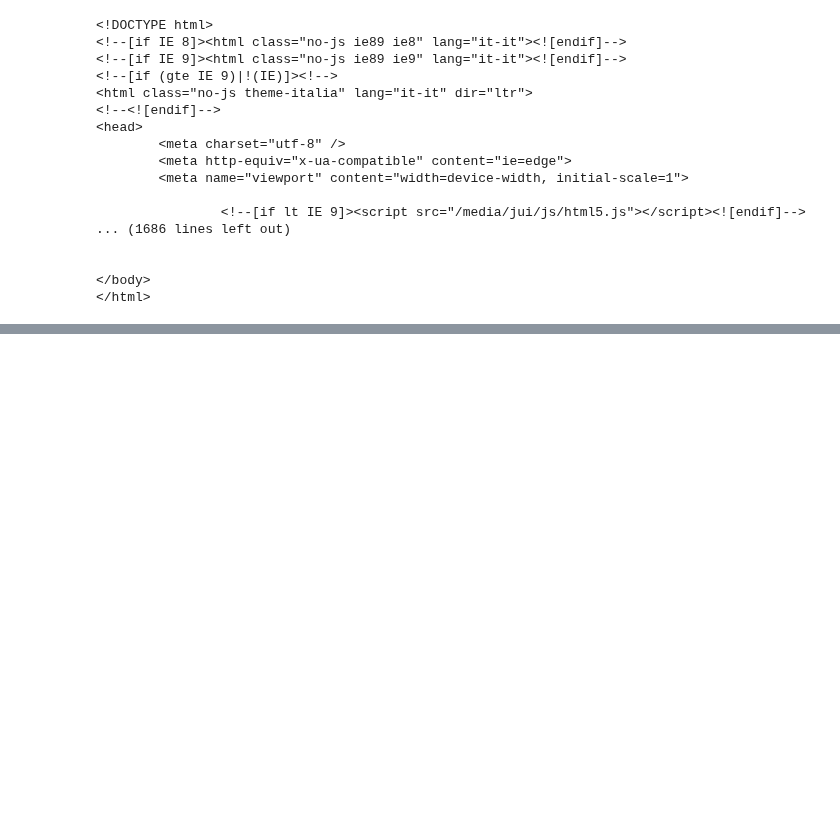
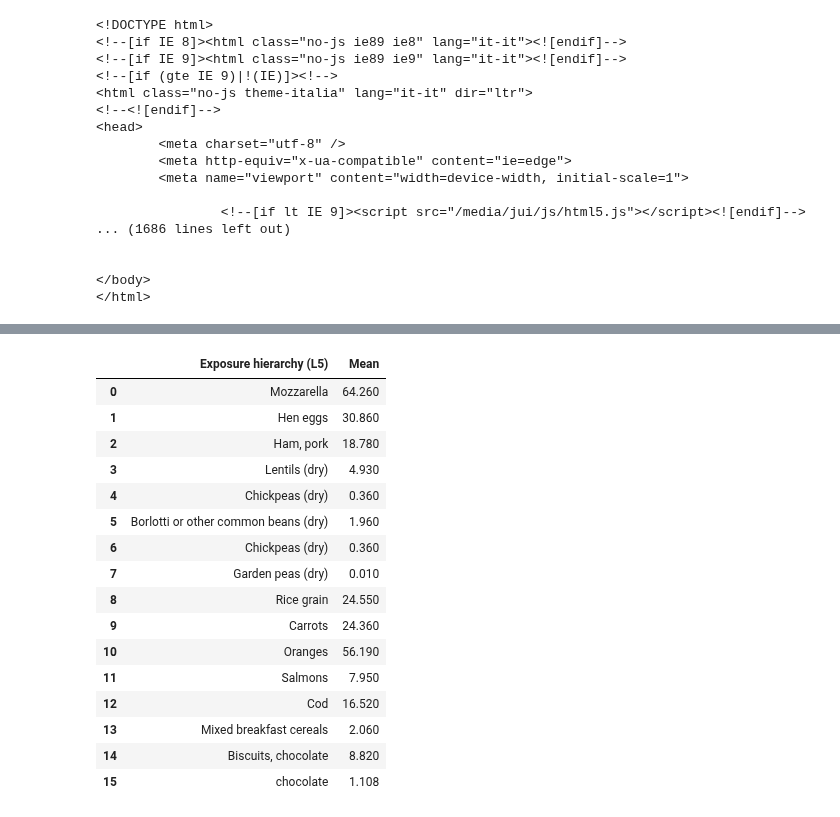
Before and after one commit to TCoaM/TrueCostOfAMeal, a Jupyter notebook: simo_data_integration_other_solution.ipynb, the cells around one changed output, grey strips where cells are left out. Saved outputs shown, nothing was run; the diff lists cells and outputs as text; code cells hidden in the pictures; blank space fills up the shorter version.

```diff
--- a/simo_data_integration_other_solution.ipynb
+++ b/simo_data_integration_other_solution.ipynb
@@ -975,0 +638,27 @@ plt.show()
+# %%
+# Remove rows containing "chocolate" but keep "Biscuits, chocolate"
+food_rows = food_rows[~(food_rows["Exposure hierarchy (L5)"].str.contains("chocolate", case=False, na=False) &
+                        ~food_rows["Exposure hierarchy (L5)"].str.contains("Biscuits, chocolate", case=False, na=False))]
+
+# Append the merged chocolate rows
+food_rows = pd.concat([food_rows, chocolate_rows], ignore_index=True)
+
+food_rows
+# %% [output]
+|  | Exposure hierarchy (L5) | Mean |
+| 0 | Mozzarella | 64.260 |
+| 1 | Hen eggs | 30.860 |
+| 2 | Ham, pork | 18.780 |
+| 3 | Lentils (dry) | 4.930 |
+| 4 | Chickpeas (dry) | 0.360 |
+| 5 | Borlotti or other common beans (dry) | 1.960 |
+| 6 | Chickpeas (dry) | 0.360 |
+| 7 | Garden peas (dry) | 0.010 |
+| 8 | Rice grain | 24.550 |
+| 9 | Carrots | 24.360 |
+| 10 | Oranges | 56.190 |
+| 11 | Salmons | 7.950 |
+| 12 | Cod | 16.520 |
+| 13 | Mixed breakfast cereals | 2.060 |
+| 14 | Biscuits, chocolate | 8.820 |
+| 15 | chocolate | 1.108 |
```
Also changed, not shown: parts of 43 cells of this notebook.
